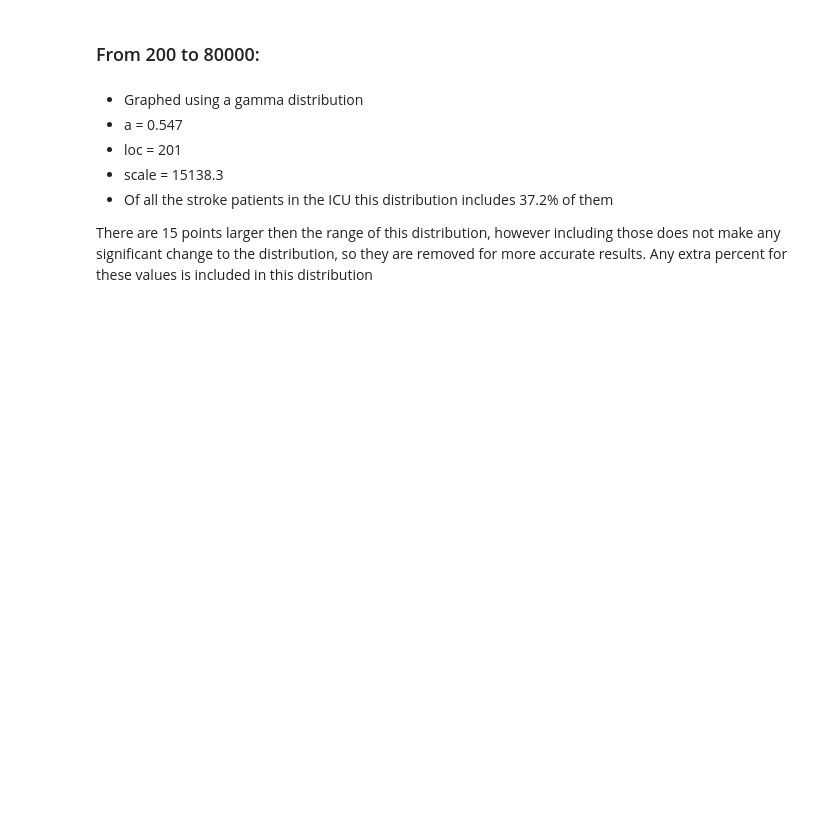
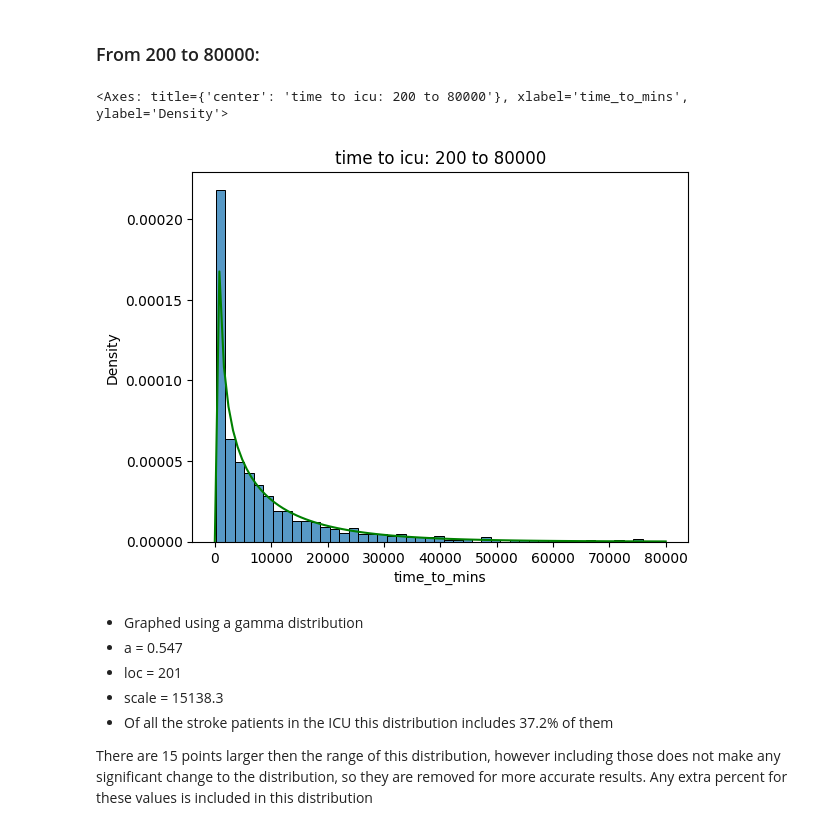
Before and after one commit to emilydormody/Synthetic-Stroke-Data, a Jupyter notebook: histogram_summaries.ipynb, the cells around one changed output. Cells and saved outputs as stored; diff of their text form; code cells hidden in the pictures; blank space fills up the shorter version.

```diff
--- a/histogram_summaries.ipynb
+++ b/histogram_summaries.ipynb
@@ -281,13 +322,16 @@ sns.lineplot(x=x2, y=stats.skewnorm.pdf(x2, a2, loc2,scale2), color='red')
 # %%
 x = np.linspace(0,80000,100)
 
 data = icu[icu['time_to_mins']>200]
 data2 = data[data['time_to_mins']<=80000]
-
+synthetic
 a, loc, scale = stats.gamma.fit(data2['time_to_mins'])
 
 sns.histplot(x='time_to_mins', data=data2, stat='density').set(title='time to icu: 200 to 80000')
 sns.lineplot(x=x, y=stats.gamma.pdf(x,a, loc, scale), color='green')
+# %% [output]
+<Axes: title={'center': 'time to icu: 200 to 80000'}, xlabel='time_to_mins', ylabel='Density'>
+[figure, added]
 # %% [markdown]
 - Graphed using a gamma distribution
 - a = 0.547
```
Also changed, not shown: parts of 46 cells of this notebook.
